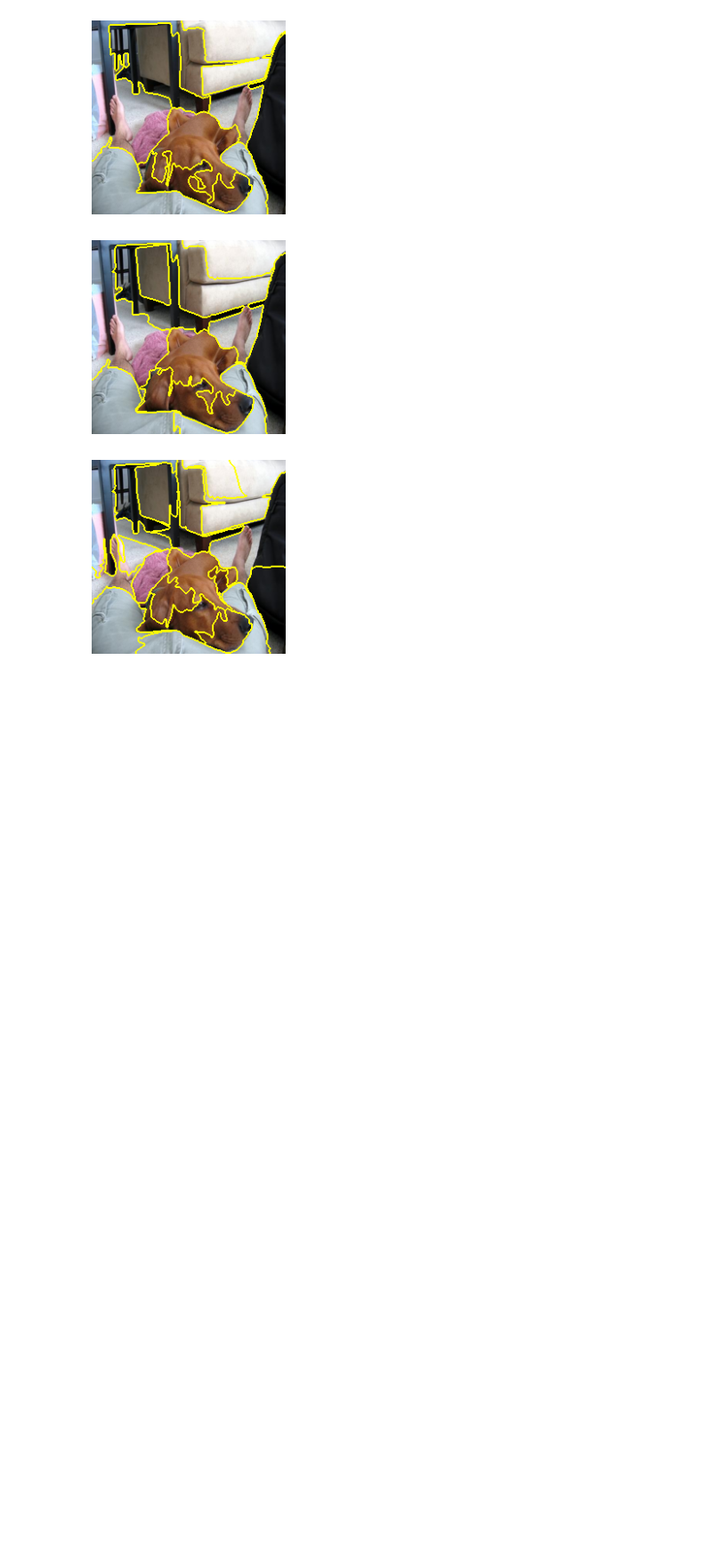
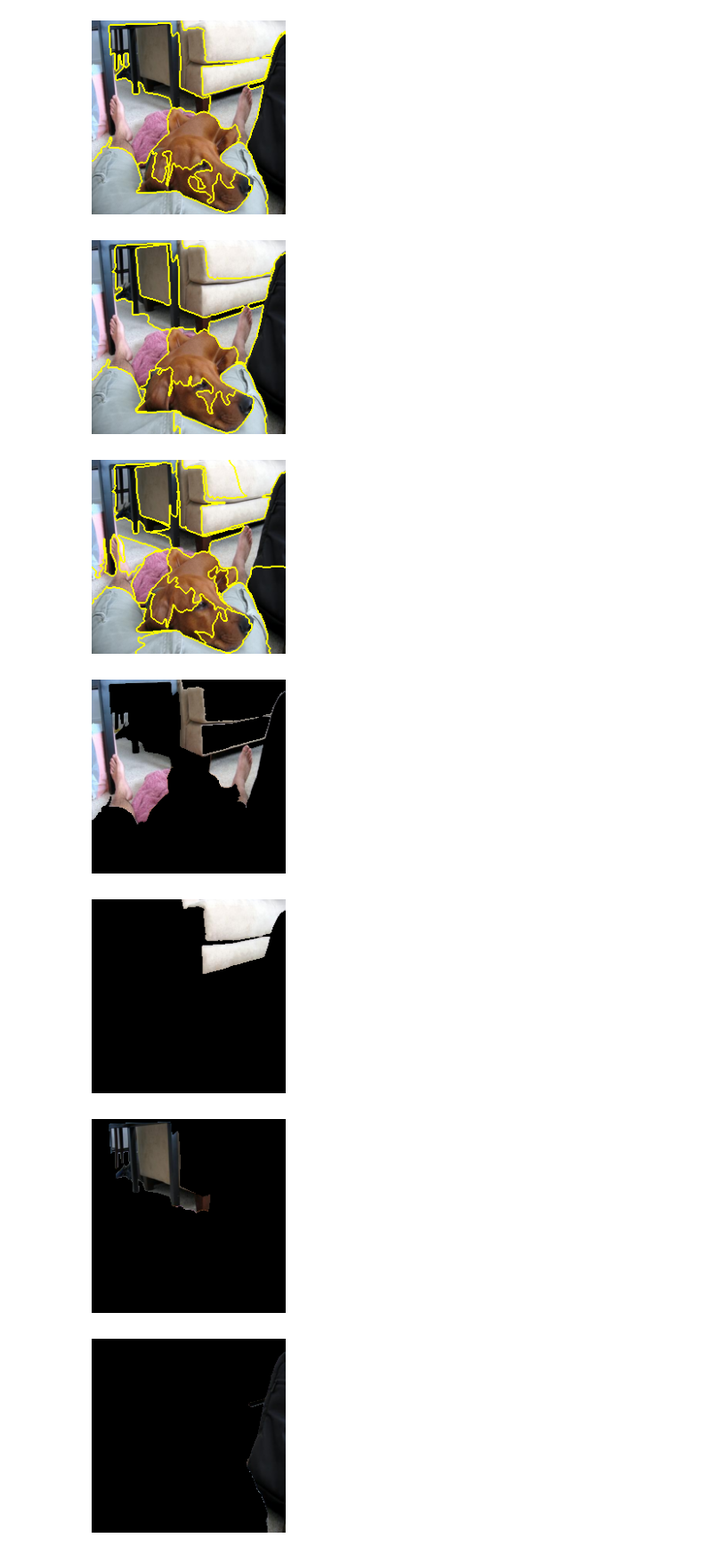
Before and after one commit to YSLCoat/learnableTokenizer, a Jupyter notebook: src/superpixelAlgorithms/SLICnotebook.ipynb, the cells around one changed output. Shown at 89% size. Cells and saved outputs as stored; diff of their text form; code cells hidden in the pictures; blank space fills up the shorter version.

Commit message:
looking at slic segment shapes

```diff
--- a/src/superpixelAlgorithms/SLICnotebook.ipynb
+++ b/src/superpixelAlgorithms/SLICnotebook.ipynb
@@ -62,3 +62,29 @@ plt.show()
 [figure]
 [figure]
 [figure]
+# %%
+import numpy as np
+
+# Loop over the number of segments
+# for numSegments in (10, 20, 30):
+#     # Apply SLIC and extract (approximately) the supplied number of segments
+segments = slic(image, n_segments=10, sigma=1)
+
+# Iterate over unique segment labels
+for segment_label in np.unique(segments):
+    # Extract pixels belonging to the current segment
+    segment_mask = segments == segment_label
+    segmented_image = np.copy(image)
+    segmented_image[~segment_mask] = 0  # Set pixels outside segment to black
+
+    # Display the segmented image
+    fig = plt.figure("Segment %d" % (segment_label))
+    ax = fig.add_subplot(1, 1, 1)
+    ax.imshow(segmented_image)
+    plt.axis("off")
+    plt.show()
+# %% [output]
+[figure, added]
+[figure, added]
+[figure, added]
+[figure, added]
```
Also changed, not shown: parts of 1 cell of this notebook, 1 other file.
